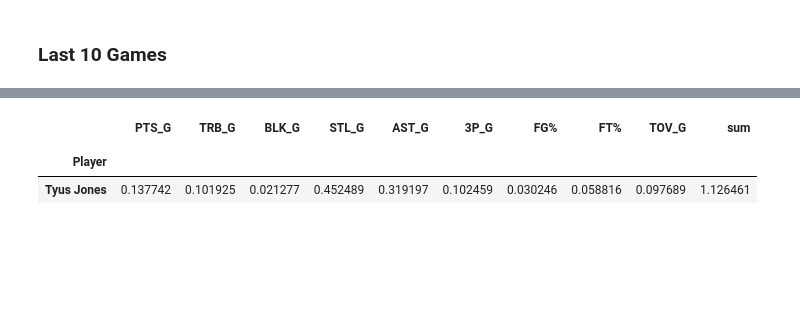
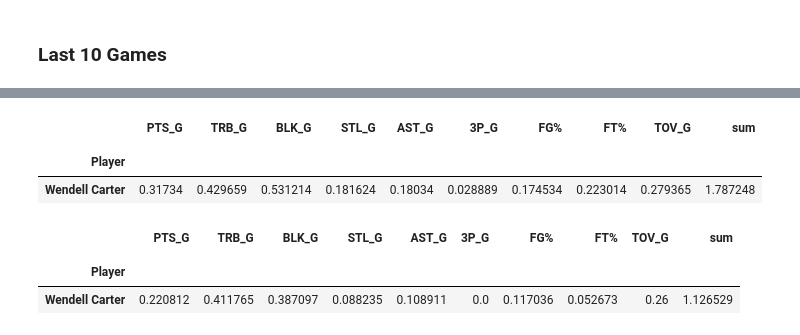
Before and after one commit to smtangen/personal_repository, a Jupyter notebook: Fantasy Basketball/FB_TeamTracker.ipynb, the cells around one changed output, grey strips where cells are left out. Saved outputs shown, nothing was run; the diff lists cells and outputs as text; code cells hidden in the pictures; blank space fills up the shorter version.

```diff
--- a/Fantasy Basketball/FB_TeamTracker.ipynb
+++ b/Fantasy Basketball/FB_TeamTracker.ipynb
@@ -204,7 +353,14 @@ data_group1[(data_group1["sum"] >= min(team_stats["sum"])) & (data_group1["sum"]
 # %%
-data_group1[data_group1.index == "Tyus Jones"]
+data_group1[data_group1.index == "Wendell Carter"]
 # %% [output]
 |  | PTS_G | TRB_G | BLK_G | STL_G | AST_G | 3P_G | FG% | FT% | TOV_G | sum |
 |  |  |  |  |  |  |  |  |  |  |  |
 | Player |  |  |  |  |  |  |  |  |  |  |
-| Tyus Jones | 0.137742 | 0.101925 | 0.021277 | 0.452489 | 0.319197 | 0.102459 | 0.030246 | 0.058816 | 0.097689 | 1.126461 |
+| Wendell Carter | 0.31734 | 0.429659 | 0.531214 | 0.181624 | 0.18034 | 0.028889 | 0.174534 | 0.223014 | 0.279365 | 1.787248 |
+# %%
+data_group_10[data_group_10.index == "Wendell Carter"]
+# %% [output]
+|  | PTS_G | TRB_G | BLK_G | STL_G | AST_G | 3P_G | FG% | FT% | TOV_G | sum |
+|  |  |  |  |  |  |  |  |  |  |  |
+| Player |  |  |  |  |  |  |  |  |  |  |
+| Wendell Carter | 0.220812 | 0.411765 | 0.387097 | 0.088235 | 0.108911 | 0.0 | 0.117036 | 0.052673 | 0.26 | 1.126529 |
```
Also changed, not shown: parts of 29 cells of this notebook.
